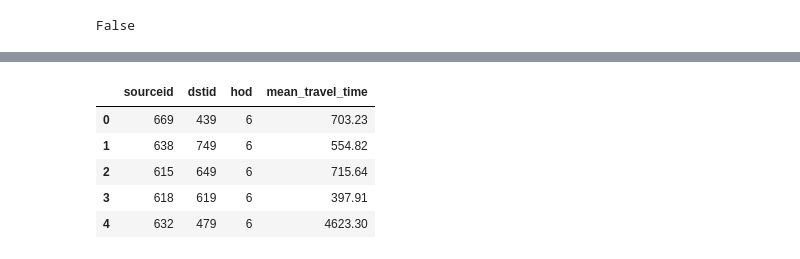
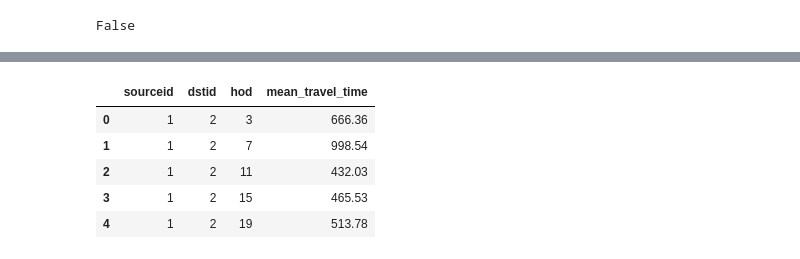
Before and after one commit to RiccardoSpolaor/Traffic-Flow-Analysis-Using-Uber-Movement-Data, a Jupyter notebook: src/main.ipynb, the cells around one changed output, grey strips where cells are left out. Cells and saved outputs as stored; diff of their text form; code cells hidden in the pictures.

```diff
--- a/src/main.ipynb
+++ b/src/main.ipynb
@@ -96,20 +96,20 @@ plt.show()
 # %%
 import networkx as nx
 import pandas as pd
 
-csv_path = os.path.join('data', 'london-lsoa-2020-1-All-HourlyAggregate.csv')
+csv_path = os.path.join('data', 'johannesburg-gpzones-2017-3-OnlyWeekdays-HourlyAggregate.csv')
 
 df = pd.read_csv(csv_path)
 df.drop(['standard_deviation_travel_time', 'geometric_mean_travel_time', 'geometric_standard_deviation_travel_time'],
         inplace=True, axis=1)
 df.head()
 # %% [output]
 |  | sourceid | dstid | hod | mean_travel_time |
-| 0 | 669 | 439 | 6 | 703.23 |
-| 1 | 638 | 749 | 6 | 554.82 |
-| 2 | 615 | 649 | 6 | 715.64 |
-| 3 | 618 | 619 | 6 | 397.91 |
-| 4 | 632 | 479 | 6 | 4623.30 |
+| 0 | 1 | 2 | 3 | 666.36 |
+| 1 | 1 | 2 | 7 | 998.54 |
+| 2 | 1 | 2 | 11 | 432.03 |
+| 3 | 1 | 2 | 15 | 465.53 |
+| 4 | 1 | 2 | 19 | 513.78 |
 # %%
 df['sourceid'] = df['sourceid'].apply(str)
 df['dstid'] = df['dstid'].apply(str)
```
Also changed, not shown: parts of 33 cells of this notebook.
